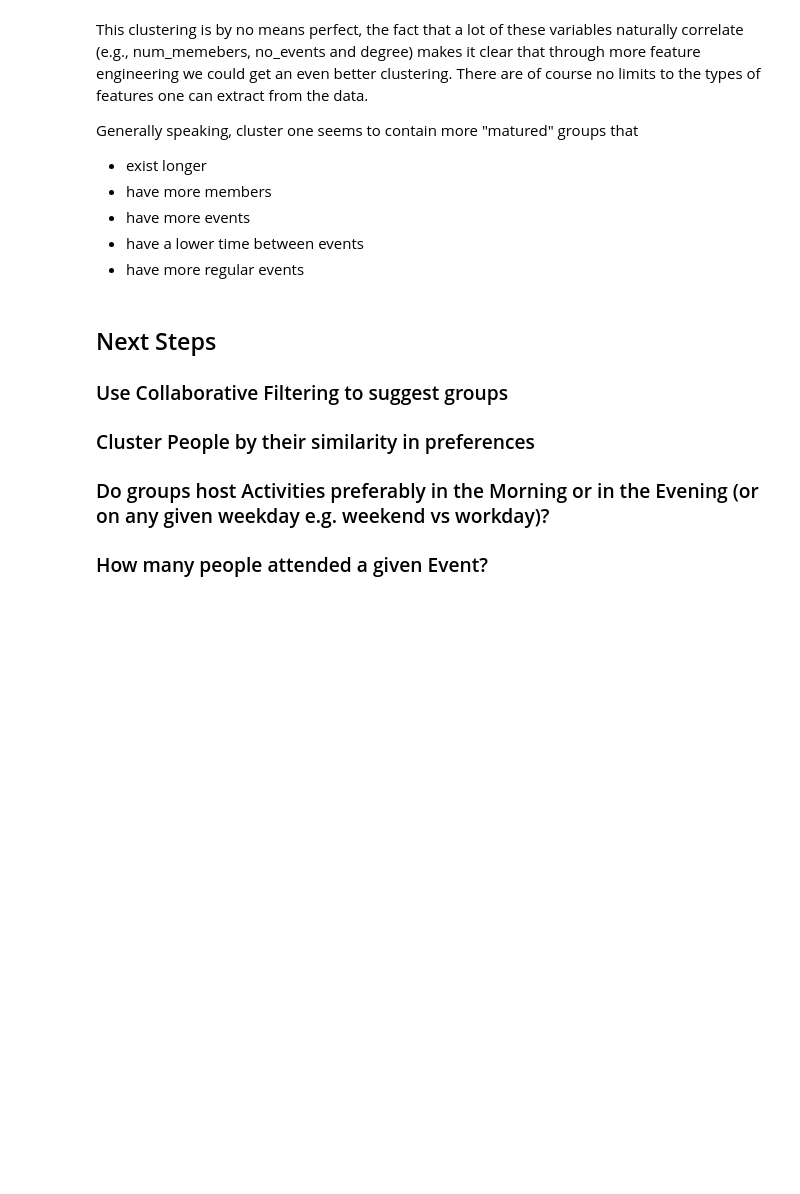
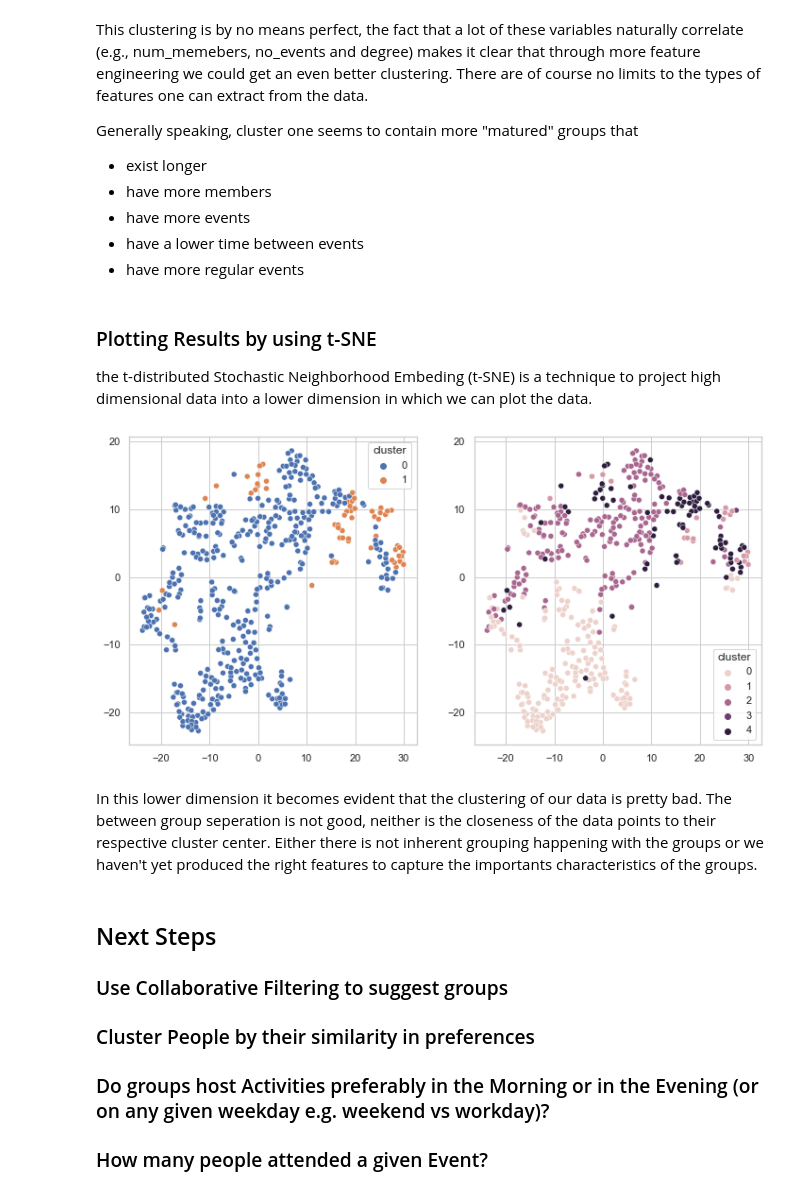
Before and after one commit to LaurinBrechter/GraphTheory, a Jupyter notebook: NashvilleMeetup.ipynb, the cells around one changed output. Drawn from its saved outputs; the diff is of its cells as text; code cells hidden in the pictures; blank space fills up the shorter version.

```diff
--- a/NashvilleMeetup.ipynb
+++ b/NashvilleMeetup.ipynb
@@ -283,7 +289,10 @@ Since we do not have any ground truth labels we will use the silhouette score th
-# %%
-label = pd.DataFrame(KMeans(2).fit_predict(cluster_final), columns=["cluster"])
 # %%
-results = pd.concat([cluster_final.reset_index(), label], axis=1).drop(columns=["index"])
+def kmeans_cluster(data, n_comps):
+    label = pd.DataFrame(KMeans(n_comps).fit_predict(data), columns=["cluster"])
+    results = pd.concat([data.reset_index(), label], axis=1).drop(columns=["index"])
+    return results
+# %%
+results = kmeans_cluster(cluster_final, 2)
 # %% [markdown]
 #### Analyzing Results
 # %%
@@ -323,6 +332,23 @@ Generally speaking, cluster one seems to contain more "matured" groups that
 - have more events
 - have a lower time between events
 - have more regular events
+# %% [markdown]
+### Plotting Results by using t-SNE
+
+the t-distributed Stochastic Neighborhood Embeding (t-SNE) is a technique to project high dimensional data into a lower dimension in which we can plot the data.
+# %%
+tsne = TSNE(n_components=2)
+tsne_transformed = tsne.fit_transform(transformed)
+# %%
+fig, axs = plt.subplots(1,2, figsize=(12,6))
+for i, v in enumerate([2,5]):
+    cluster_data = kmeans_cluster(cluster_final,v)["cluster"]
+    sns.scatterplot(tsne_transformed[:,0], tsne_transformed[:,1], hue=cluster_data, ax=axs[i])
+    score = silhouette_score
+# %% [output]
+[figure, added]
+# %% [markdown]
+In this lower dimension it becomes evident that the clustering of our data is pretty bad. The between group seperation is not good, neither is the closeness of the data points to their respective cluster center. Either there is not inherent grouping happening with the groups or we haven't yet produced the right features to capture the importants characteristics of the groups.
 # %% [markdown]
 ## Next Steps
 
```
Also changed, not shown: parts of 7 cells of this notebook.
